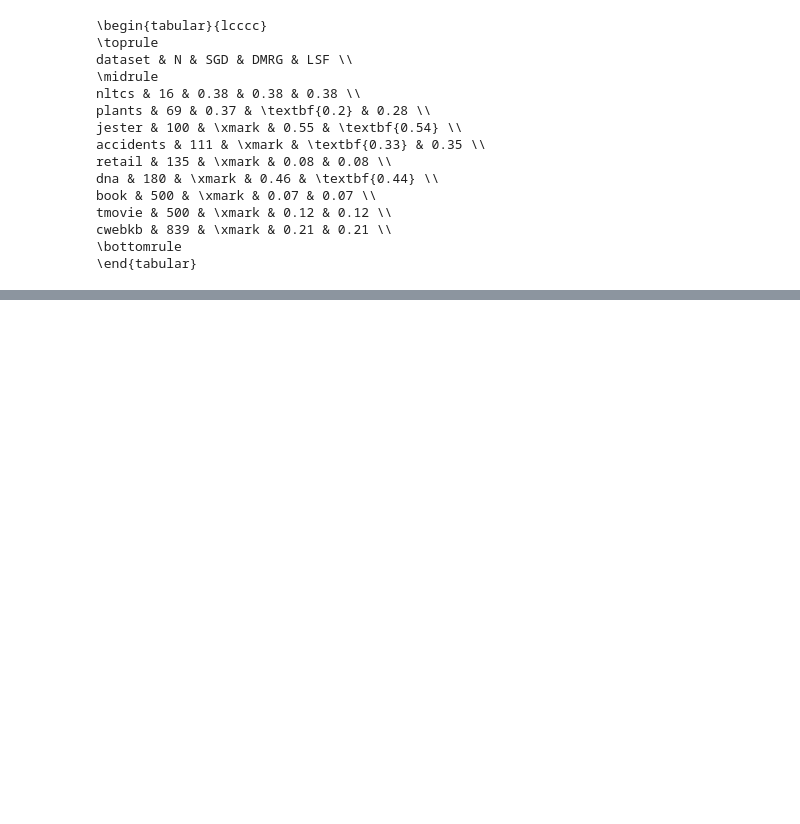
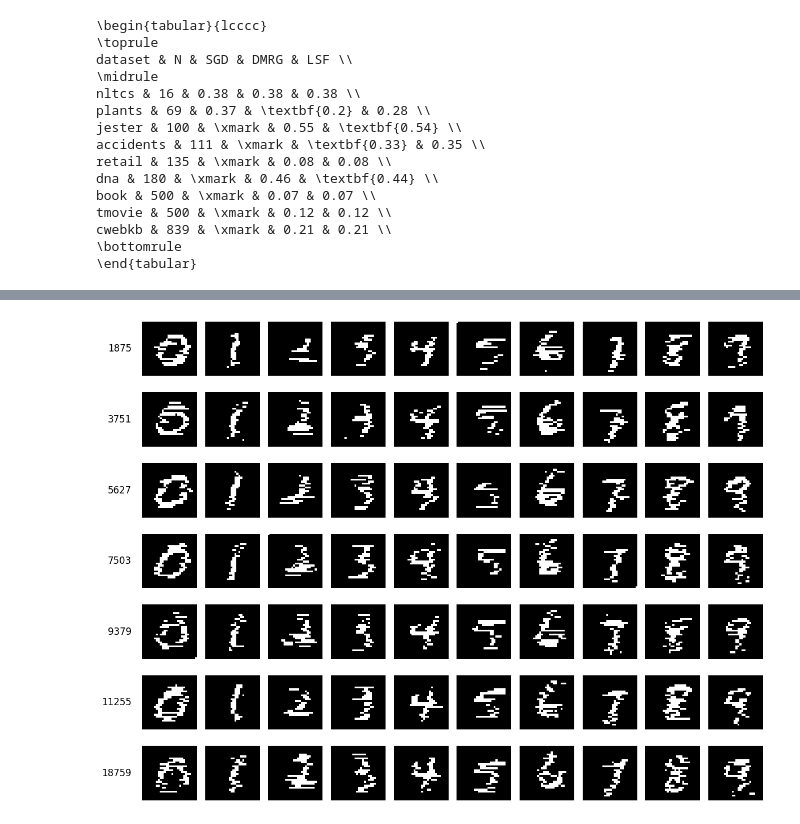
Before and after one commit to marawangamal/ptn, a Jupyter notebook: scripts/results.ipynb, the cells around one changed output, grey strips where cells are left out. Cells and saved outputs as stored; diff of their text form; code cells hidden in the pictures; blank space fills up the shorter version.

```diff
--- a/scripts/results.ipynb
+++ b/scripts/results.ipynb
@@ -495,0 +612,52 @@ cwebkb & 839 & \xmark & 0.21 & 0.21 \\
+# %%
+# Load images
+img_dicts_classified = []
+for f in os.listdir("media/images_classified"):
+    img_path = os.path.join(os.getcwd(), "media", "images_classified", f)
+    iteration = int(f.split('generated_images_')[1].split('_')[0])
+    y_hat = int(f.split(f'{iteration}_')[1].split('_')[0])
+    img_dicts_classified.append({"iteration": iteration, "img_path": img_path, 'class': y_hat})
+# %%
+import numpy as np
+import matplotlib.pyplot as plt
+
+# --------------------------------------------------
+# Create dummy images (random noise)
+# --------------------------------------------------
+
+iterations_to_ignore = [15007, 16883, 13131, 20635, 22511]
+img_dicts_classified_filtered = [img_dict for img_dict in img_dicts_classified if img_dict["iteration"] not in iterations_to_ignore]
+
+iterations = np.unique([img_dicts_classified_filtered[i]["iteration"] for i in range(len(img_dicts_classified_filtered))])
+iterations.sort()
+
+n_rows = len(iterations)
+n_cols = 10
+
+plt.figure(figsize=(12, 9))
+for i in range(len(img_dicts_classified_filtered)):
+    pic = Image.open(img_dicts_classified_filtered[i]["img_path"])
+    pix = np.array(pic)
+    row_idx = np.where(iterations == img_dicts_classified_filtered[i]["iteration"])[0].item()
+    col_idx = img_dicts_classified_filtered[i]['class'] + 1
+    if img_dicts_classified_filtered[i]["iteration"] in iterations_to_ignore:
+        continue
+
+    ax = plt.subplot(n_rows, n_cols, row_idx * n_cols + col_idx)
+    ax.imshow(pix, cmap="gray", interpolation="none")
+    ax.axis("off")
+
+    if col_idx == 1:
+        ax.text(
+            -0.2, 0.5,                              # (x,y) in axis coords
+            f"{img_dicts_classified_filtered[i]['iteration']}",
+            transform=ax.transAxes,                 # <<< important
+            va="center",
+            ha="right",
+            fontsize=12,
+        )
+
+plt.tight_layout()
+plt.show()
+# %% [output]
+[figure, added]
```
Also changed, not shown: parts of 9 cells of this notebook, 6 other files.
